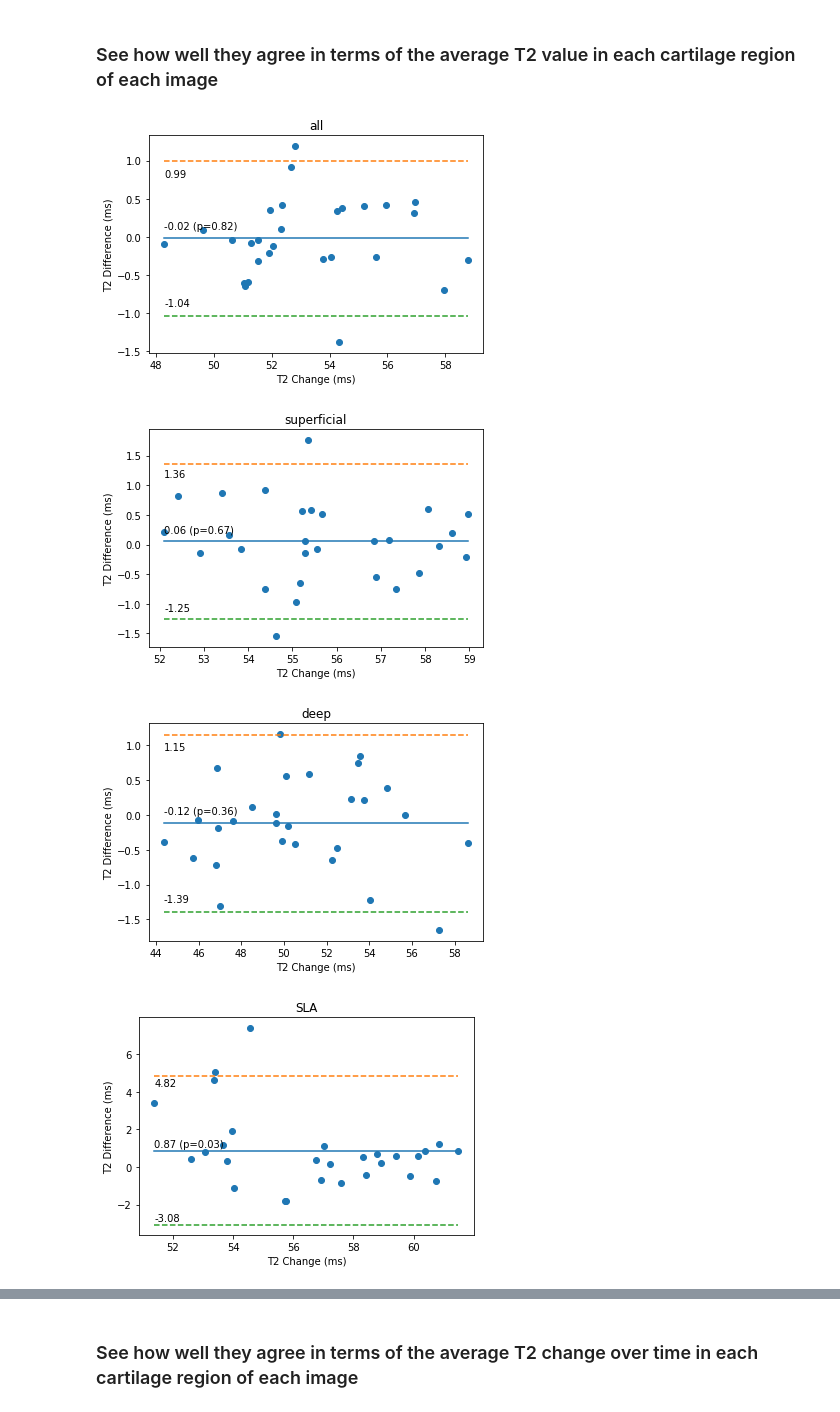
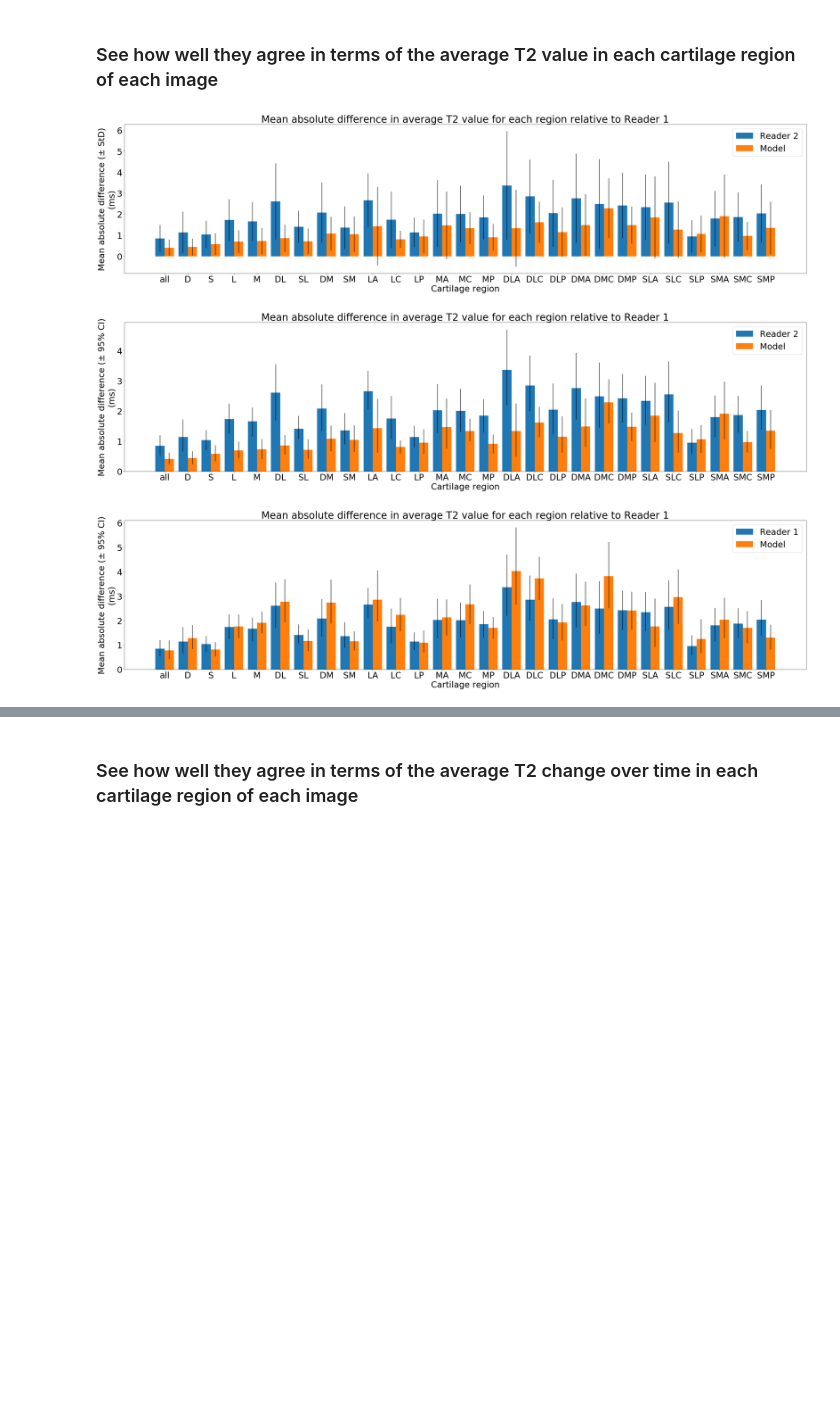
Before and after one commit to kathoma/AutomaticKneeMRISegmentation, a Jupyter notebook: FullPipeline.ipynb, the cells around one changed output, grey strips where cells are left out. Cells and saved outputs as stored; diff of their text form; code cells hidden in the pictures; blank space fills up the shorter version.

Commit message:
Bar graph confidence interval

```diff
--- a/FullPipeline.ipynb
+++ b/FullPipeline.ipynb
@@ -38,10 +38,16 @@ with open('/data/dominik_data/train_val_test/pid_val.pickle', 'rb') as f:
 with open('/data/dominik_data/train_val_test/pid_test.pickle', 'rb') as f:
     pid_test = pickle.load(f)
 
-with open('/data/dominik_data/train_val_test/pid_test_expert2.pickle', 'rb') as f:
+# with open('/data/dominik_data/train_val_test/pid_test_expert2.pickle', 'rb') as f:
+#     pid_expert2 = pickle.load(f)
+
+# with open('/data/dominik_data/train_val_test/pid_test_expert2_years.pickle', 'rb') as f:
+#     pid_expert2_yrs = pickle.load(f)
+
+with open('/data/dominik_data/train_val_test/pid_test_expert2_round2.pickle', 'rb') as f:
     pid_expert2 = pickle.load(f)
 
-with open('/data/dominik_data/train_val_test/pid_test_expert2_years.pickle', 'rb') as f:
+with open('/data/dominik_data/train_val_test/pid_test_expert2_years_round2.pickle', 'rb') as f:
     pid_expert2_yrs = pickle.load(f)
 
 print(pid_test)
@@ -204,53 +230,82 @@ dice_expert1_expert2, jaccard_expert1_expert2 = compare_segmentation_masks(exper
 # %% [markdown]
 ### See how well they agree in terms of the average T2 value in each cartilage region of each image
 # %%
-correlation_dict_e1_m, abs_diff_dict_e1_m, cv_e1_m, t_e1_m = compare_region_means(list(expert1_pd.t2_region_json_path),
+correlation_dict_e1_m, abs_diff_dict_e1_m, cv_e1_m, t_e1_m, cohen_e1_m = compare_region_means(list(expert1_pd.t2_region_json_path),
                                                                             list(predict_pd.t2_region_json_path),
                                                                             results_path=None,
                                                                             correlation_method = 'spearman',
-                                                                            bland_altman = True)
+                                                                            bland_altman = False)
 
-correlation_dict_e1_m_subset, abs_diff_dict_e1_m_subset, cv_e1_m_subset, t_e1_m_subset = compare_region_means(list(expert1_subset_pd.t2_region_json_path),
+correlation_dict_e1_m_subset, abs_diff_dict_e1_m_subset, cv_e1_m_subset, t_e1_m_subset, cohen_e1_m_subset = compare_region_means(list(expert1_subset_pd.t2_region_json_path),
                                                                                                 list(predict_subset_pd.t2_region_json_path),
                                                                                                 results_path=None,
                                                                                                 correlation_method = 'spearman')
 
-correlation_dict_e1_e2, abs_diff_dict_e1_e2, cv_e1_e2, t_e1_e2 = compare_region_means(list(expert1_subset_pd.t2_region_json_path),
+correlation_dict_e1_e2, abs_diff_dict_e1_e2, cv_e1_e2, t_e1_e2, cohen_e1_e2 = compare_region_means(list(expert1_subset_pd.t2_region_json_path),
                                                                             list(expert2_pd.t2_region_json_path),
                                                                             results_path=None,
                                                                             correlation_method = 'spearman')
 
-correlation_dict_e2_m, abs_diff_dict_e2_m, cv_e2_m, t_e2_m = compare_region_means(list(expert2_pd.t2_region_json_path),
+correlation_dict_e2_m, abs_diff_dict_e2_m, cv_e2_m, t_e2_m, _cohen_e1_e2 = compare_region_means(list(expert2_pd.t2_region_json_path),
                                                                             list(predict_subset_pd.t2_region_json_path),
                                                                             results_path=None,
                                                                             correlation_method = 'spearman')
 
 plot_mean_val_comparisons(abs_diff_dict_e1_e2,
                           abs_diff_dict_e1_m_subset,
                           'Reader 2',
-                          'Model')
+                          'Model',
+                          error_bar='std')
+
+plot_mean_val_comparisons(abs_diff_dict_e1_e2,
+                          abs_diff_dict_e1_m_subset,
+                          'Reader 2',
+                          'Model',
+                          error_bar='ci')
 
 plot_mean_val_comparisons(abs_diff_dict_e1_e2,
                           abs_diff_dict_e2_m,
                           'Reader 1',
-                          'Model')
+                          'Model',
+                          error_bar = 'ci')
 
 
-print("CORRELATION: EXPERT1 vs MODEL")
-for k,v in correlation_dict_e1_m.items():
+roi_list = np.array(['SLA', 'SLC', 'SLP', 'SMA', 'SMC', 'SMP', 'DLA', 'DLC', 'DLP', 'DMA', 'DMC', 'DMP'])
+print("CORRELATION: EXPERT1 vs Model (SUBSET)")
+roi_corr_mean = 0
+for k,v in correlation_dict_e1_m_subset.items():
     print(k, v)
+    if k in roi_list:
+        roi_corr_mean += v[0]
+roi_corr_mean = roi_corr_mean / len(roi_list)
+print()
+print("ROI CORR MEAN:", roi_corr_mean)
+print()
 print()
 
-print("Mean Abs Error: EXPERT1 vs MODEL")
-for k,v in abs_diff_dict_e1_m.items():
+print("Mean Abs Error: EXPERT1 vs Model (SUBSET")
+roi_mae_mean = 0
+for k,v in abs_diff_dict_e1_m_subset.items():
+    print(k, v)
+    if k in roi_list:
+        roi_mae_mean += v[0]
+roi_mae_mean = roi_mae_mean / len(roi_list)
+print()
+print("ROI MAE MEAN:", roi_mae_mean)
+print()
+print()
+print()
+print("Coefficient of Variation: EXPERT1 vs EXPERT2")
+for k,v in cv_e1_e2.items():
     print(k, v)
 
+
+
 print()
-print("Coefficient of Variation: EXPERT1 vs MODEL")
-for k,v in cv_e1_m.items():
+print("Cohen's D: EXPERT1 vs EXPERT2")
+for k,v in cohen_e1_e2.items():
     print(k, v)
 # %% [output]
-[figure, old version]
+[figure, new version]
-[figure, old version]
+[figure, new version]
-[figure, old version]
+[figure, new version]
-[figure, removed]
```
Also changed, not shown: parts of 16 cells of this notebook, 59 other files.
